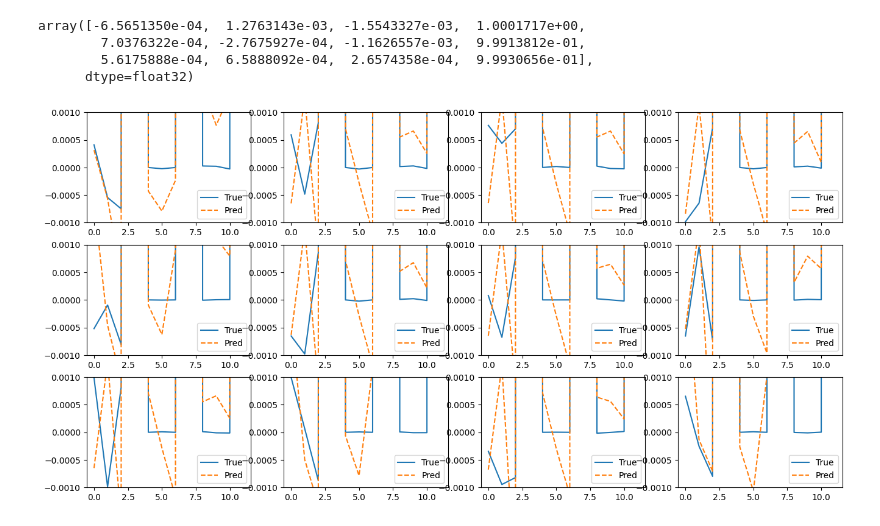
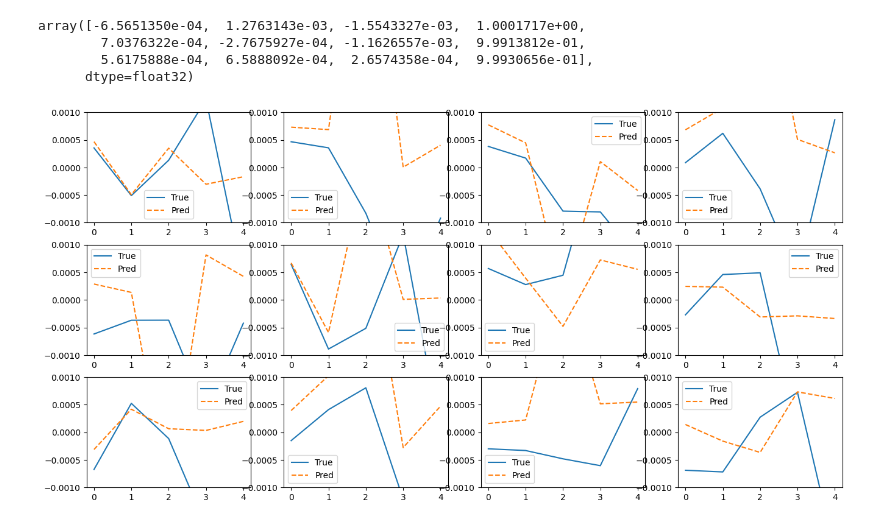
Before and after one commit to Driemann/ml-aos, a Jupyter notebook: notebooks/Model_Test.ipynb, the cells around one changed output. Saved outputs shown, nothing was run; the diff lists cells and outputs as text; code cells hidden in the pictures.

```diff
--- a/notebooks/Model_Test.ipynb
+++ b/notebooks/Model_Test.ipynb
@@ -25,0 +7,3 @@ WaveNet(
+# %%
+model1=WaveNet.load_from_checkpoint('/astro/users/driemann/ml-aos/lightning_logs/version_2/checkpoints/epoch=99-step=10900.ckpt')
+model1.eval()
@@ -26,4 +28,4 @@ WaveNet(
 # %%
 train=Donuts()
 train[0]
-dof_pred=model(train[0]['image'][None, ...], train[0]['intrafocal'][None, ...])
+dof_pred=model1(train[0]['image'][None, ...], train[0]['intrafocal'][None, ...])
@@ -57,10 +65,10 @@ tensor([[0.]])
 fig, axes = plt.subplots(3, 4, figsize=(16, 8))
 for i,ax in enumerate(axes.flatten()):
     ax.plot(train[i]['dof'], label="True")
-    dof_pred=model(train[i]['image'][None, ...], train[i]['intrafocal'][None, ...])
+    dof_pred=model1(train[i]['image'][None, ...], train[i]['intrafocal'][None, ...])
     ax.plot(dof_pred.detach().numpy().flatten(), ls='--', label='Pred')
     ax.legend()
-    ax.set(ylim=(-1E-3, +1E-3))
+    #ax.set(ylim=(-1E-3, +1E-3))
 
 
 #axes.plot(train[0]['dof'], label="True")
@@ -71,3 +79,14 @@ for i,ax in enumerate(axes.flatten()):
+# %%
+losses = []
+for i in range(10_000):
+    data, truth = ...[i]
+    pred = model1(data)
+    losses.append(np.mean((pred-truth)**2))
+
+losses = np.array(losses)
+
+
+idx = sorted_indices
 # %%
 axes.flatten()
 # %% [output]
@@ -84,10 +103,10 @@ array([-6.5651350e-04,  1.2763143e-03, -1.5543327e-03,  1.0001717e+00,
 # %%
 fig, axes = plt.subplots(3, 4, figsize=(16, 8))
 for i,ax in enumerate(axes.flatten()):
     ax.plot(test[i]['dof'], label="True")
-    dof_pred=model(test[i]['image'][None, ...], test[i]['intrafocal'][None, ...])
+    dof_pred=model1(test[i]['image'][None, ...], test[i]['intrafocal'][None, ...])
     ax.plot(dof_pred.detach().numpy().flatten(), ls='--', label='Pred')
     ax.legend()
     ax.set(ylim=(-1E-3, +1E-3))
 # %% [output]
-[figure, old version]
+[figure, new version]
```
Also changed, not shown: parts of 7 cells of this notebook, 6 other files.
